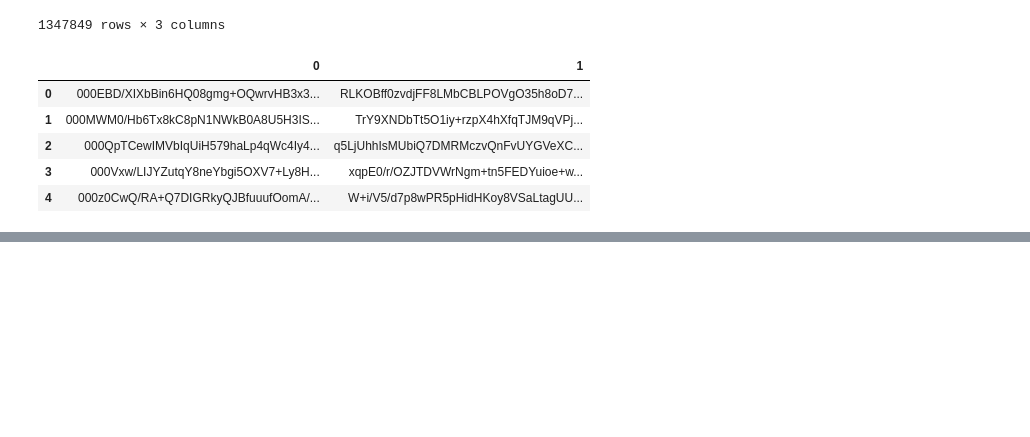
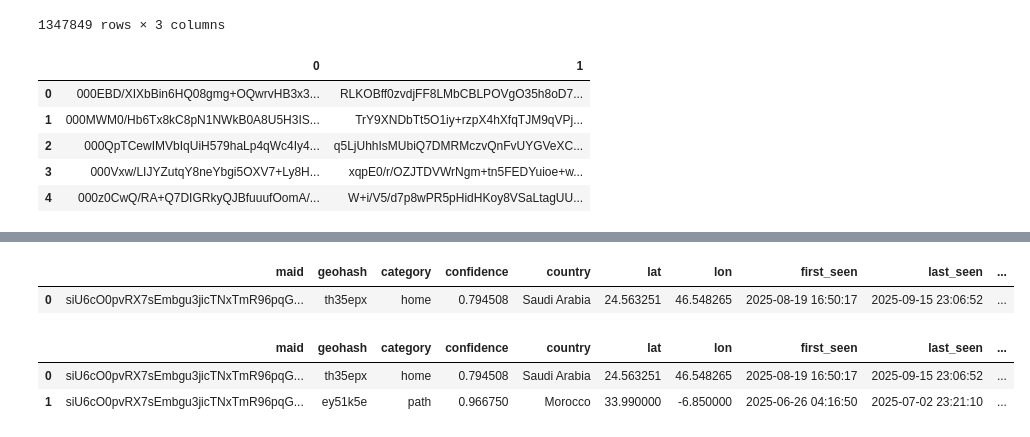
Before and after one commit to LeoNguyen868/new_casacom, a Jupyter notebook: stats.ipynb, the cells around one changed output, grey strips where cells are left out. Drawn from its saved outputs; the diff is of its cells as text; code cells hidden in the pictures; blank space fills up the shorter version.

```diff
--- a/stats.ipynb
+++ b/stats.ipynb
@@ -1413,0 +1495,23 @@ pd.read_pickle('/home/hieu/Work/new_casacom/data/processed/__6IU7DwVy2xEYjQMOwUR
+# %%
+pd.set_option('display.max_columns', None)
+duckdb.query(
+f"""
+    select * from read_csv(['/home/hieu/Work/new_casacom/results/home_final.csv','/home/hieu/Work/new_casacom/results/work_final.csv','/home/hieu/Work/new_casacom/results/leisure_final.csv'],max_line_size=12037090)
+    where maid in {d}
+"""
+).df()
+# %% [output]
+|  | maid | geohash | category | confidence | country | lat | lon | first_seen | last_seen | ... |
+| 0 | siU6cO0pvRX7sEmbgu3jicTNxTmR96pqG... | th35epx | home | 0.794508 | Saudi Arabia | 24.563251 | 46.548265 | 2025-08-19 16:50:17 | 2025-09-15 23:06:52 | ... |
+# %%
+pd.set_option('display.max_columns', None)
+duckdb.query(
+f"""
+    select * from read_csv('/home/hieu/Work/new_casacom/results/path_new_final.csv',max_line_size=12037090)
+    where maid in {d}
+"""
+).df()
+# %% [output]
+|  | maid | geohash | category | confidence | country | lat | lon | first_seen | last_seen | ... |
+| 0 | siU6cO0pvRX7sEmbgu3jicTNxTmR96pqG... | th35epx | home | 0.794508 | Saudi Arabia | 24.563251 | 46.548265 | 2025-08-19 16:50:17 | 2025-09-15 23:06:52 | ... |
+| 1 | siU6cO0pvRX7sEmbgu3jicTNxTmR96pqG... | ey51k5e | path | 0.966750 | Morocco | 33.990000 | -6.850000 | 2025-06-26 04:16:50 | 2025-07-02 23:21:10 | ... |
```
Also changed, not shown: parts of 34 cells of this notebook, 1 other file.
